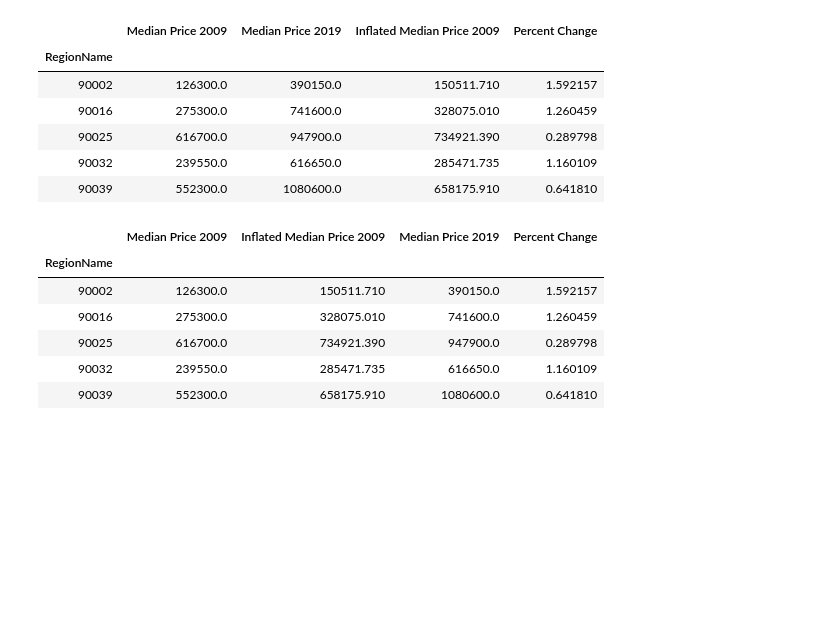
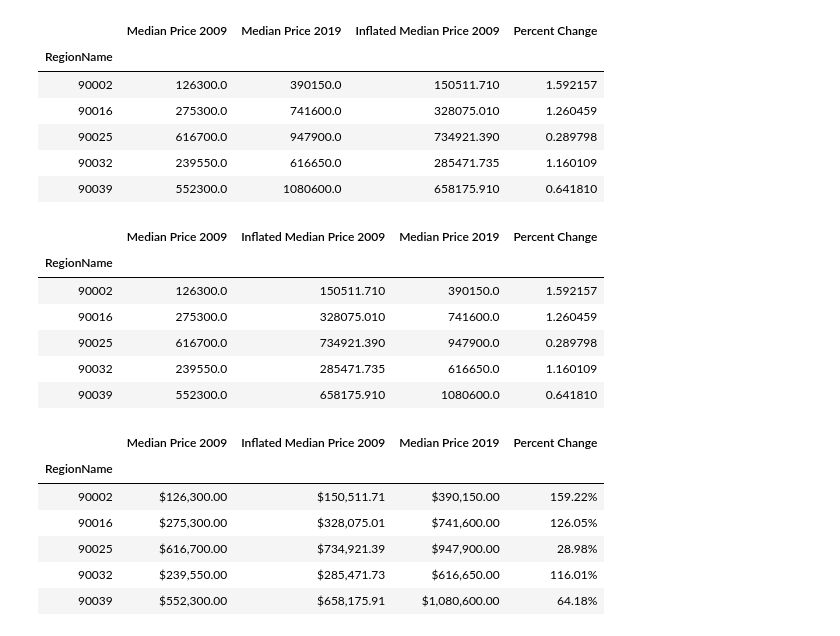
Before and after one commit to Team-Blue-MW/Predicted_Gentrification_in_California, a Jupyter notebook: Cleaning_zillow_data.ipynb, the cells around one changed output. Drawn from its saved outputs; the diff is of its cells as text; code cells hidden in the pictures; blank space fills up the shorter version.

Commit message:
edited the formatting of the data.

```diff
--- a/Cleaning_zillow_data.ipynb
+++ b/Cleaning_zillow_data.ipynb
@@ -153,3 +153,17 @@ new_df.head()
 | 90025 | 616700.0 | 734921.390 | 947900.0 | 0.289798 |
 | 90032 | 239550.0 | 285471.735 | 616650.0 | 1.160109 |
 | 90039 | 552300.0 | 658175.910 | 1080600.0 | 0.641810 |
+# %%
+new_df['Median Price 2009'] = new_df['Median Price 2009'].map("${:,.2f}".format)
+new_df['Inflated Median Price 2009'] = new_df['Inflated Median Price 2009'].map("${:,.2f}".format)
+new_df['Median Price 2019'] = new_df['Median Price 2019'].map("${:,.2f}".format)
+new_df['Percent Change'] = new_df['Percent Change'].map("{:.2%}".format)
+new_df.head()
+# %% [output]
+|  | Median Price 2009 | Inflated Median Price 2009 | Median Price 2019 | Percent Change |
+| RegionName |  |  |  |  |
+| 90002 | $126,300.00 | $150,511.71 | $390,150.00 | 159.22% |
+| 90016 | $275,300.00 | $328,075.01 | $741,600.00 | 126.05% |
+| 90025 | $616,700.00 | $734,921.39 | $947,900.00 | 28.98% |
+| 90032 | $239,550.00 | $285,471.73 | $616,650.00 | 116.01% |
+| 90039 | $552,300.00 | $658,175.91 | $1,080,600.00 | 64.18% |
```
